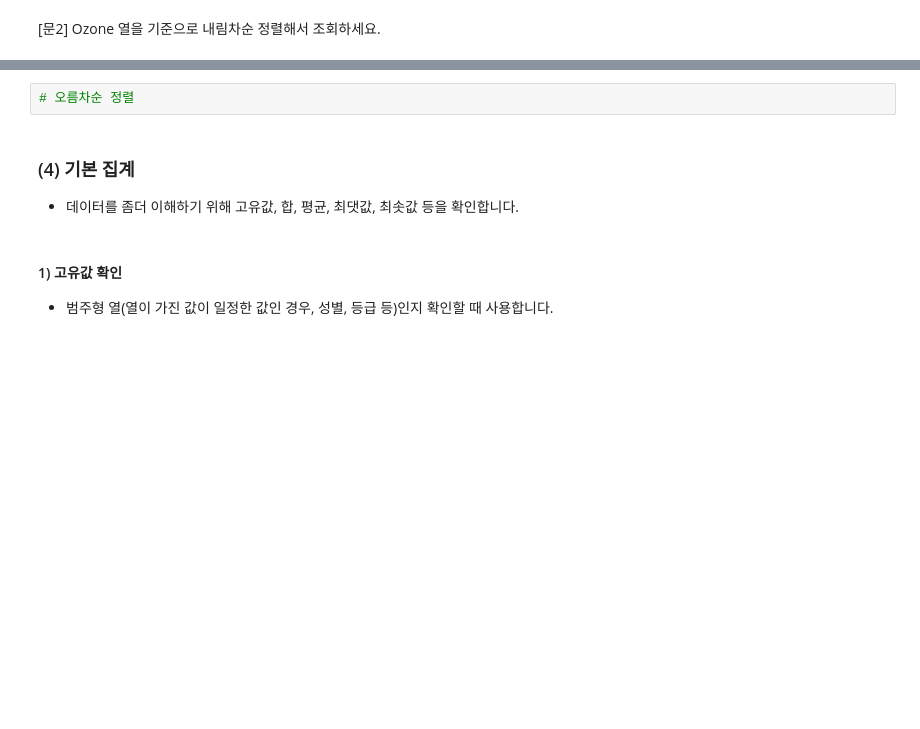
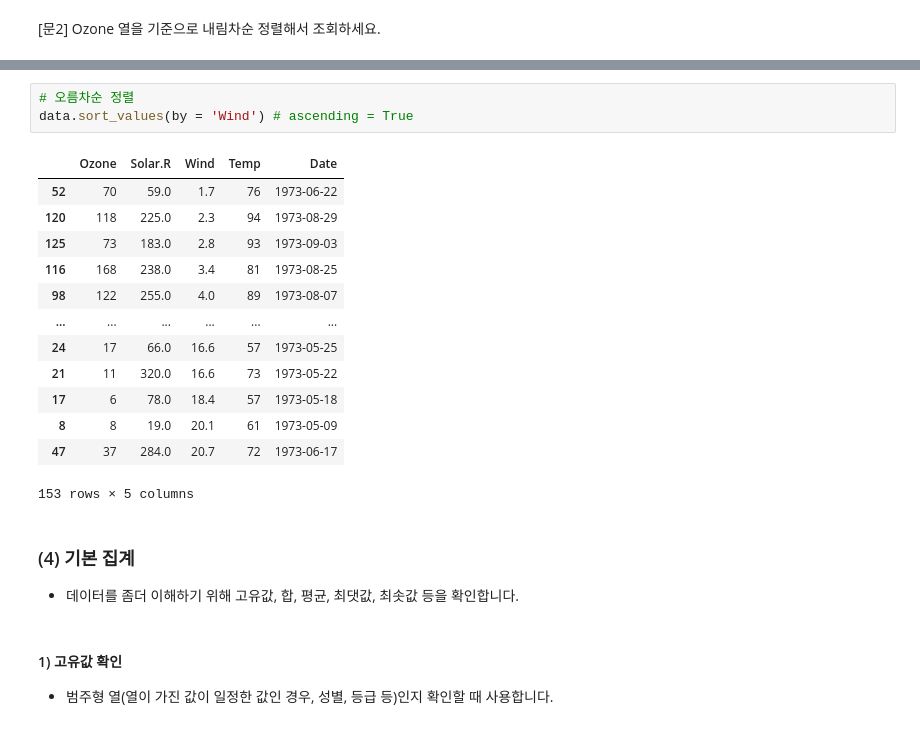
Before and after one commit to JReal2/aivle6-practice, a Jupyter notebook: python-basic/chapter 07. Pandas기초1.ipynb, the cells around one changed output, grey strips where cells are left out. Drawn from its saved outputs; the diff is of its cells as text; blank space fills up the shorter version.

```diff
--- a/python-basic/chapter 07. Pandas기초1.ipynb
+++ b/python-basic/chapter 07. Pandas기초1.ipynb
@@ -344,5 +525,20 @@ temp.reset_index(drop = True)
 # %%
 # 오름차순 정렬
+data.sort_values(by = 'Wind') # ascending = True
+# %% [output]
+|  | Ozone | Solar.R | Wind | Temp | Date |
+| 52 | 70 | 59.0 | 1.7 | 76 | 1973-06-22 |
+| 120 | 118 | 225.0 | 2.3 | 94 | 1973-08-29 |
+| 125 | 73 | 183.0 | 2.8 | 93 | 1973-09-03 |
+| 116 | 168 | 238.0 | 3.4 | 81 | 1973-08-25 |
+| 98 | 122 | 255.0 | 4.0 | 89 | 1973-08-07 |
+| ... | ... | ... | ... | ... | ... |
+| 24 | 17 | 66.0 | 16.6 | 57 | 1973-05-25 |
+| 21 | 11 | 320.0 | 16.6 | 73 | 1973-05-22 |
+| 17 | 6 | 78.0 | 18.4 | 57 | 1973-05-18 |
+| 8 | 8 | 19.0 | 20.1 | 61 | 1973-05-09 |
+| 47 | 37 | 284.0 | 20.7 | 72 | 1973-06-17 |
+153 rows × 5 columns
 # %% [markdown]
 ### (4) 기본 집계
 
```
Also changed, not shown: parts of 46 cells of this notebook, 5 other files.
